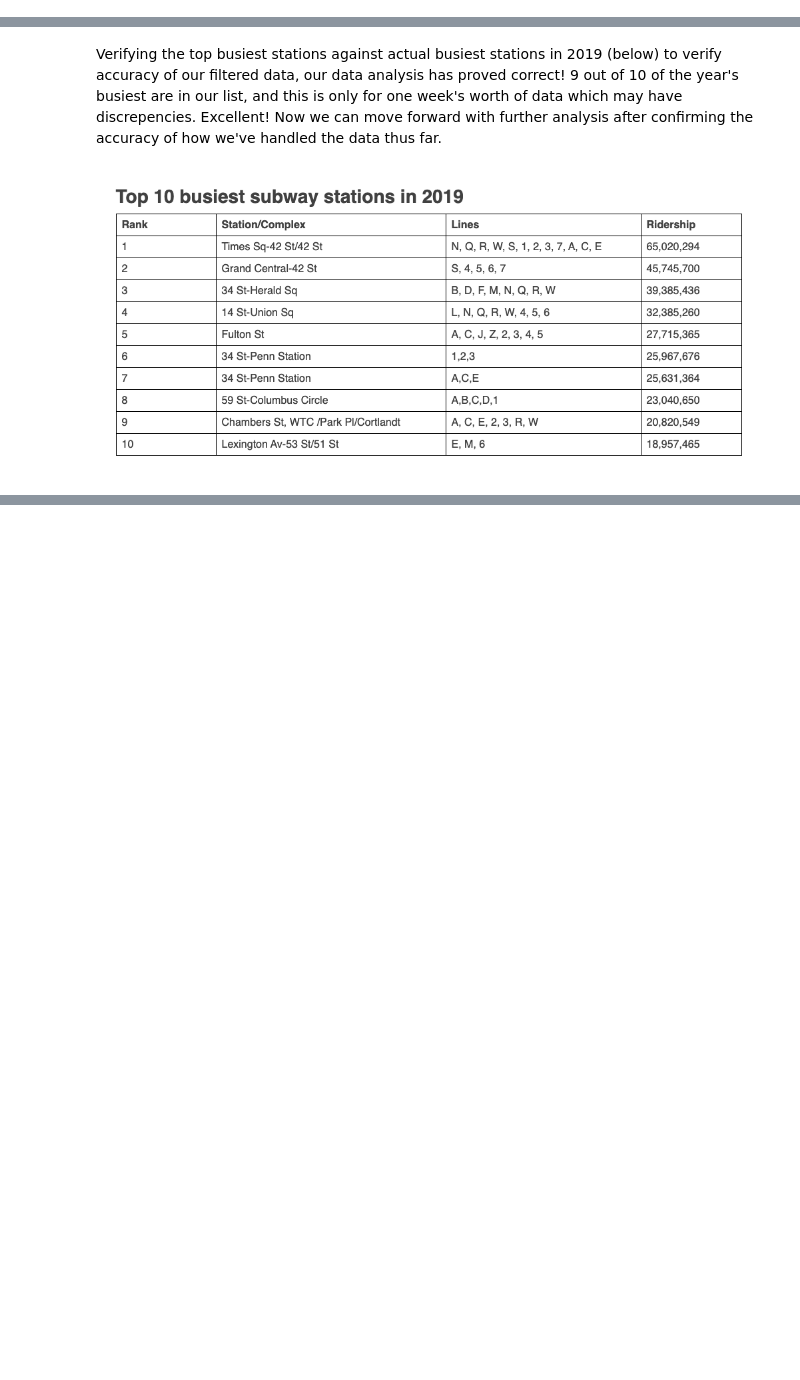
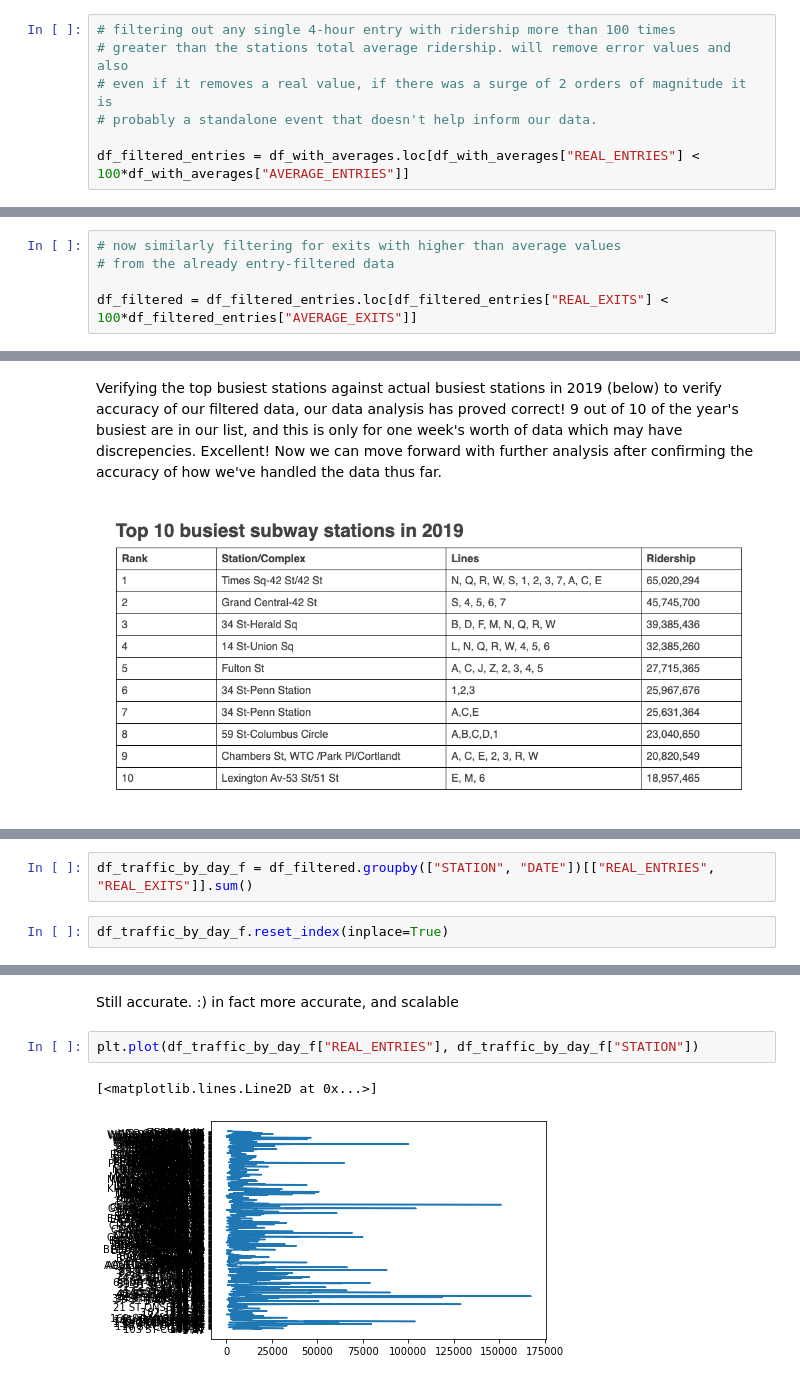
Before and after one commit to nhorton04/mta-data, a Jupyter notebook: project_1_version_2.ipynb, the cells around one changed output, grey strips where cells are left out. Cells and saved outputs as stored; diff of their text form; blank space fills up the shorter version.

Commit message:
finished implementing more accurate filtering, began analysis

```diff
--- a/project_1_version_2.ipynb
+++ b/project_1_version_2.ipynb
@@ -630,0 +701,7 @@ station_std
+# %%
+# filtering out any single 4-hour entry with ridership more than 100 times
+# greater than the stations total average ridership. will remove error values and also
+# even if it removes a real value, if there was a surge of 2 orders of magnitude it is
+# probably a standalone event that doesn't help inform our data.
+
+df_filtered_entries = df_with_averages.loc[df_with_averages["REAL_ENTRIES"] < 100*df_with_averages["AVERAGE_ENTRIES"]]
@@ -630,0 +724,5 @@ station_std
+# %%
+# now similarly filtering for exits with higher than average values
+# from the already entry-filtered data
+
+df_filtered = df_filtered_entries.loc[df_filtered_entries["REAL_EXITS"] < 100*df_filtered_entries["AVERAGE_EXITS"]]
@@ -738,0 +878,4 @@ Verifying the top busiest stations against actual busiest stations in 2019 (belo
+# %%
+df_traffic_by_day_f = df_filtered.groupby(["STATION", "DATE"])[["REAL_ENTRIES", "REAL_EXITS"]].sum()
+# %%
+df_traffic_by_day_f.reset_index(inplace=True)
@@ -738,0 +905,7 @@ Verifying the top busiest stations against actual busiest stations in 2019 (belo
+# %% [markdown]
+Still accurate. :) in fact more accurate, and scalable
+# %%
+plt.plot(df_traffic_by_day_f["REAL_ENTRIES"], df_traffic_by_day_f["STATION"])
+# %% [output]
+[<matplotlib.lines.Line2D at 0x...>]
+[figure, added]
```
Also changed, not shown: parts of 40 cells of this notebook.
